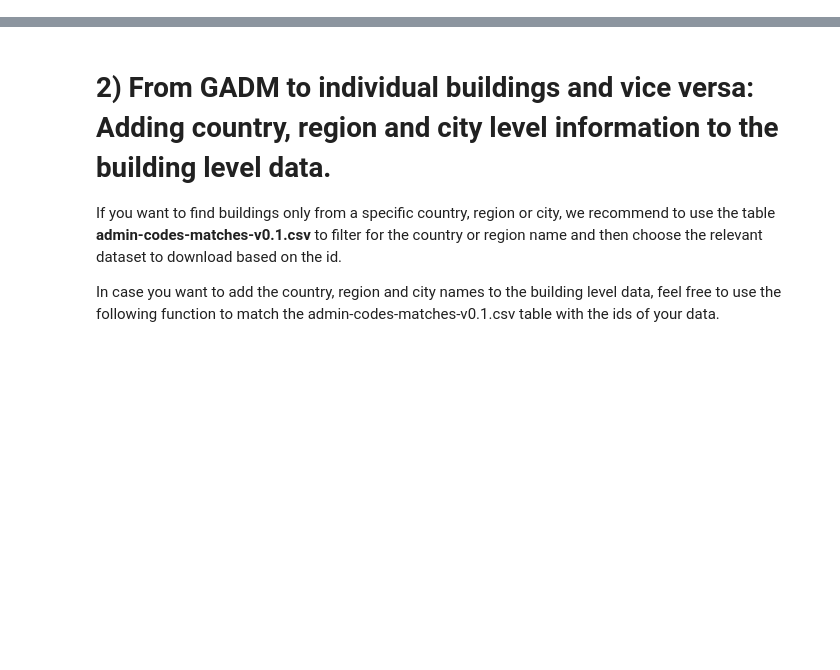
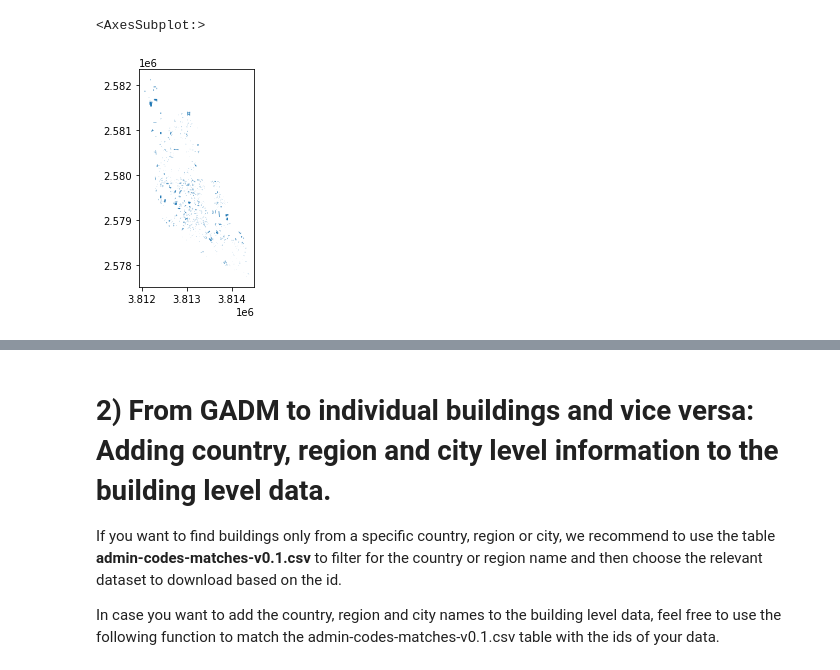
Before and after one commit to ai4up/eubucco, a Jupyter notebook: tutorials/getting-started.ipynb, the cells around one changed output, grey strips where cells are left out. Drawn from its saved outputs; the diff is of its cells as text; code cells hidden in the pictures; blank space fills up the shorter version.

```diff
--- a/tutorials/getting-started.ipynb
+++ b/tutorials/getting-started.ipynb
@@ -17,0 +36,5 @@ import matplotlib.pyplot as plt
+# %%
+df.plot() # plots all the data from the file
+# %% [output]
+<AxesSubplot:>
+[figure, added]
```
Also changed, not shown: parts of 15 cells of this notebook, 2 other files.
